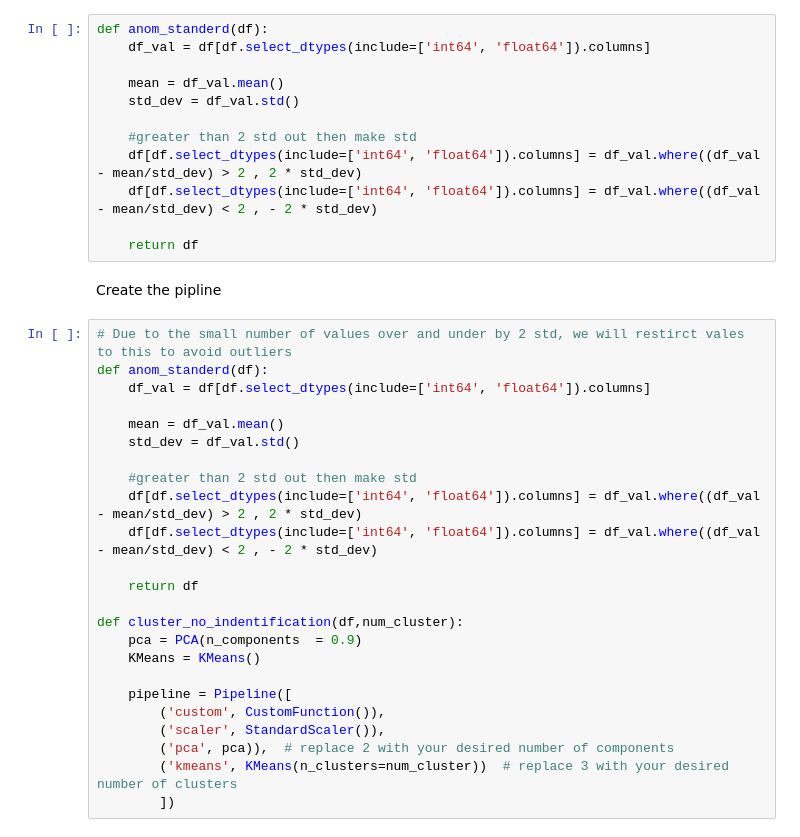
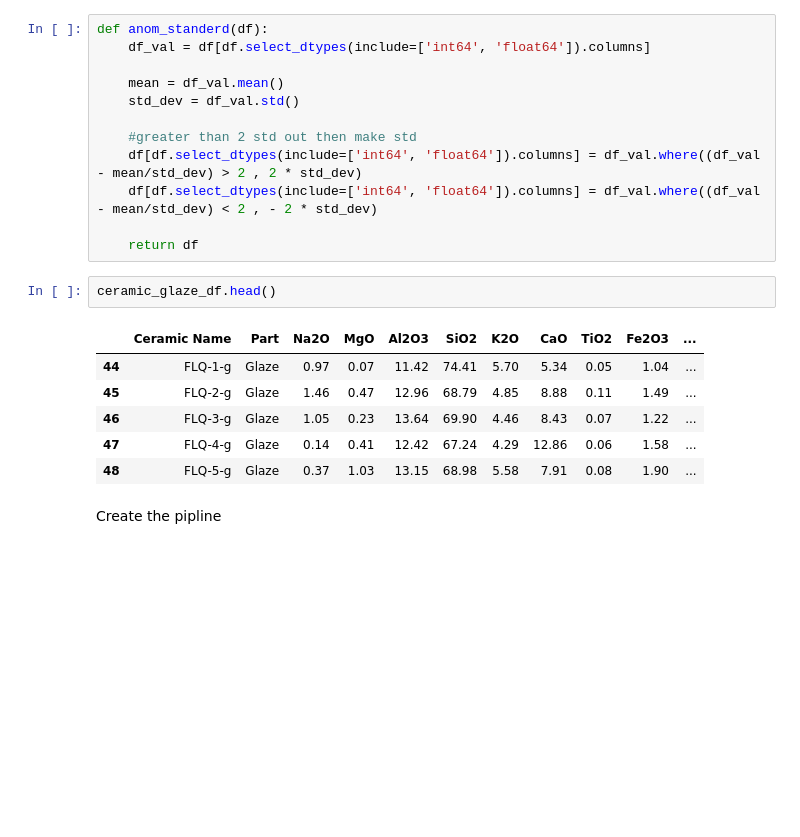
Before and after one commit to Benedictgr97/Chemical-comp-of-ceramic-clustering, a Jupyter notebook: Ceramic_clustering.ipynb, the cells around one changed output. Saved outputs shown, nothing was run; the diff lists cells and outputs as text; blank space fills up the shorter version.

```diff
--- a/Ceramic_clustering.ipynb
+++ b/Ceramic_clustering.ipynb
@@ -164,29 +165,14 @@ def anom_standerd(df):
     df[df.select_dtypes(include=['int64', 'float64']).columns] = df_val.where((df_val - mean/std_dev) < 2 , - 2 * std_dev)
 
     return df
+# %%
+ceramic_glaze_df.head()
+# %% [output]
+|  | Ceramic Name | Part | Na2O | MgO | Al2O3 | SiO2 | K2O | CaO | TiO2 | Fe2O3 | ... |
+| 44 | FLQ-1-g | Glaze | 0.97 | 0.07 | 11.42 | 74.41 | 5.70 | 5.34 | 0.05 | 1.04 | ... |
+| 45 | FLQ-2-g | Glaze | 1.46 | 0.47 | 12.96 | 68.79 | 4.85 | 8.88 | 0.11 | 1.49 | ... |
+| 46 | FLQ-3-g | Glaze | 1.05 | 0.23 | 13.64 | 69.90 | 4.46 | 8.43 | 0.07 | 1.22 | ... |
+| 47 | FLQ-4-g | Glaze | 0.14 | 0.41 | 12.42 | 67.24 | 4.29 | 12.86 | 0.06 | 1.58 | ... |
+| 48 | FLQ-5-g | Glaze | 0.37 | 1.03 | 13.15 | 68.98 | 5.58 | 7.91 | 0.08 | 1.90 | ... |
 # %% [markdown]
 Create the pipline
-# %%
-# Due to the small number of values over and under by 2 std, we will restirct vales to this to avoid outliers
-def anom_standerd(df):
-    df_val = df[df.select_dtypes(include=['int64', 'float64']).columns]
-
-    mean = df_val.mean()
-    std_dev = df_val.std()
-
-    #greater than 2 std out then make std
-    df[df.select_dtypes(include=['int64', 'float64']).columns] = df_val.where((df_val - mean/std_dev) > 2 , 2 * std_dev)
-    df[df.select_dtypes(include=['int64', 'float64']).columns] = df_val.where((df_val - mean/std_dev) < 2 , - 2 * std_dev)
-
-    return df
-
-def cluster_no_indentification(df,num_cluster):
-    pca = PCA(n_components  = 0.9)
-    KMeans = KMeans()
-
-    pipeline = Pipeline([
-        ('custom', CustomFunction()),
-        ('scaler', StandardScaler()),
-        ('pca', pca)),  # replace 2 with your desired number of components
-        ('kmeans', KMeans(n_clusters=num_cluster))  # replace 3 with your desired number of clusters
-        ])
```
Also changed, not shown: parts of 3 cells of this notebook.
